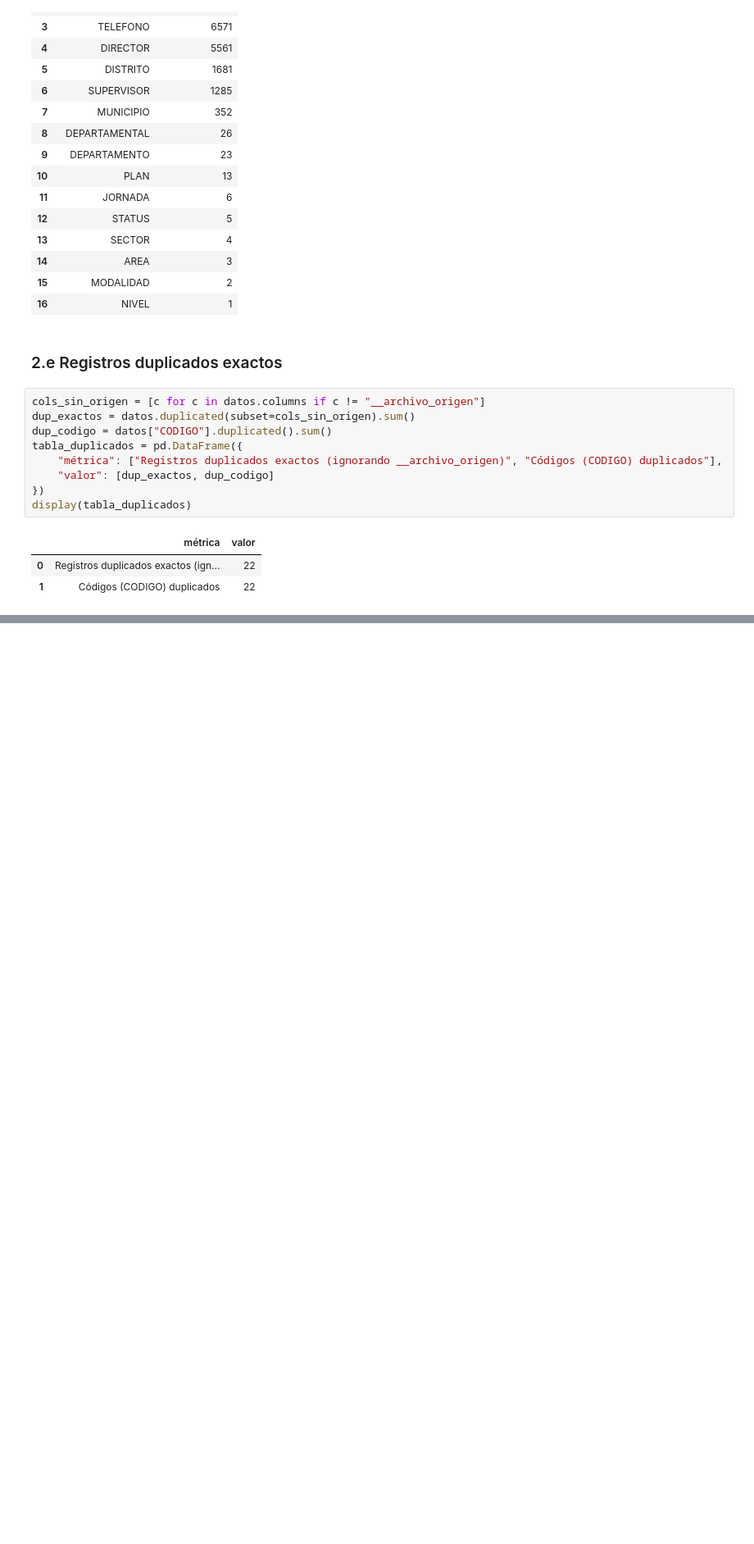
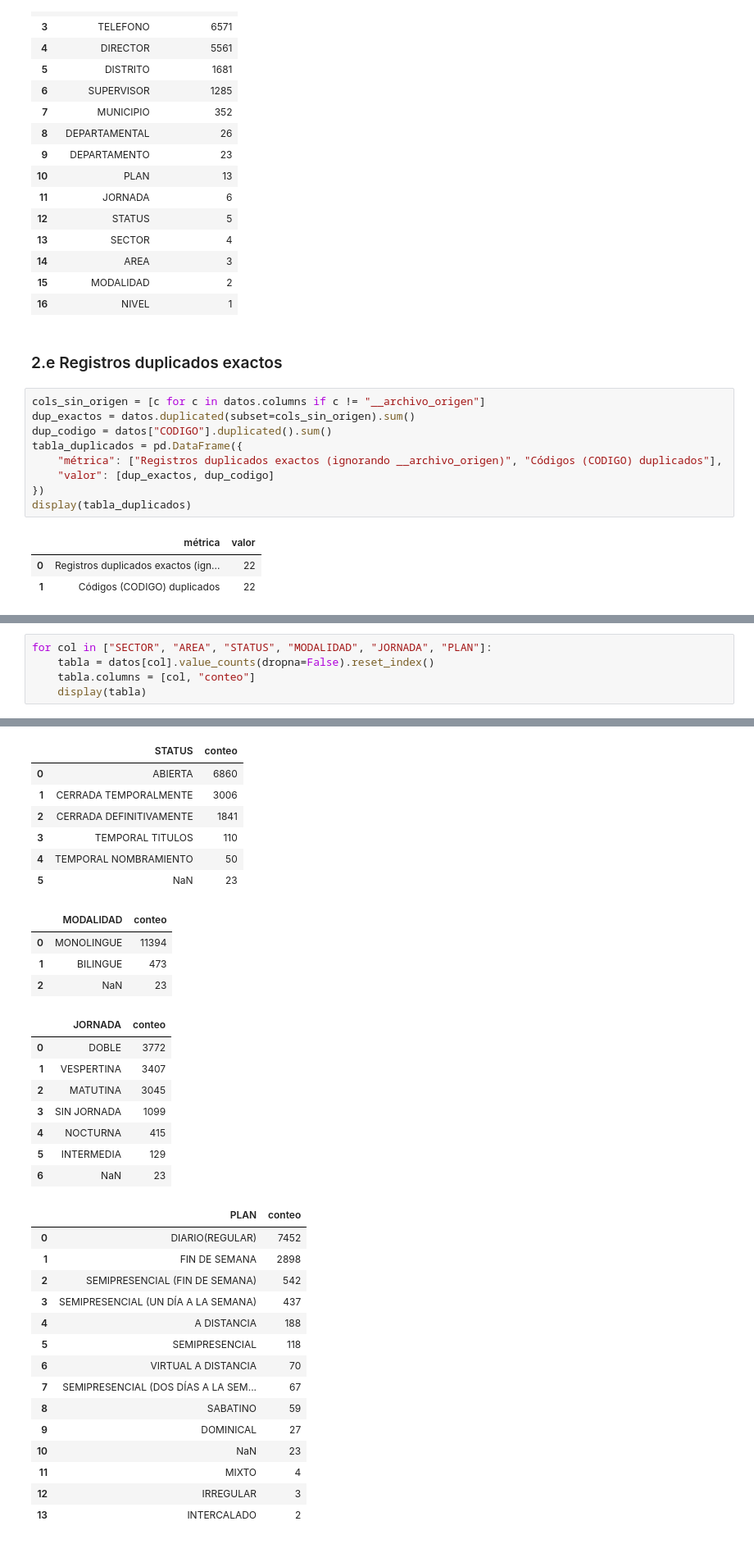
Before and after one commit to Dulce2004/CC3084-Proyecto1, a Jupyter notebook: notebooks/01_diagnostico_inicial.ipynb, the cells around one changed output, grey strips where cells are left out. Shown at 82% size. Saved outputs shown, nothing was run; the diff lists cells and outputs as text; blank space fills up the shorter version.

```diff
--- a/notebooks/01_diagnostico_inicial.ipynb
+++ b/notebooks/01_diagnostico_inicial.ipynb
@@ -211,0 +258,6 @@ display(tabla_duplicados)
+# %%
+for col in ["SECTOR", "AREA", "STATUS", "MODALIDAD", "JORNADA", "PLAN"]:
+    tabla = datos[col].value_counts(dropna=False).reset_index()
+    tabla.columns = [col, "conteo"]
+    display(tabla)
+# %% [output]
@@ -211,0 +275,34 @@ display(tabla_duplicados)
+|  | STATUS | conteo |
+| 0 | ABIERTA | 6860 |
+| 1 | CERRADA TEMPORALMENTE | 3006 |
+| 2 | CERRADA DEFINITIVAMENTE | 1841 |
+| 3 | TEMPORAL TITULOS | 110 |
+| 4 | TEMPORAL NOMBRAMIENTO | 50 |
+| 5 | NaN | 23 |
+|  | MODALIDAD | conteo |
+| 0 | MONOLINGUE | 11394 |
+| 1 | BILINGUE | 473 |
+| 2 | NaN | 23 |
+|  | JORNADA | conteo |
+| 0 | DOBLE | 3772 |
+| 1 | VESPERTINA | 3407 |
+| 2 | MATUTINA | 3045 |
+| 3 | SIN JORNADA | 1099 |
+| 4 | NOCTURNA | 415 |
+| 5 | INTERMEDIA | 129 |
+| 6 | NaN | 23 |
+|  | PLAN | conteo |
+| 0 | DIARIO(REGULAR) | 7452 |
+| 1 | FIN DE SEMANA | 2898 |
+| 2 | SEMIPRESENCIAL (FIN DE SEMANA) | 542 |
+| 3 | SEMIPRESENCIAL (UN DÍA A LA SEMANA) | 437 |
+| 4 | A DISTANCIA | 188 |
+| 5 | SEMIPRESENCIAL | 118 |
+| 6 | VIRTUAL A DISTANCIA | 70 |
+| 7 | SEMIPRESENCIAL (DOS DÍAS A LA SEM... | 67 |
+| 8 | SABATINO | 59 |
+| 9 | DOMINICAL | 27 |
+| 10 | NaN | 23 |
+| 11 | MIXTO | 4 |
+| 12 | IRREGULAR | 3 |
+| 13 | INTERCALADO | 2 |
```
Also changed, not shown: parts of 11 cells of this notebook.
